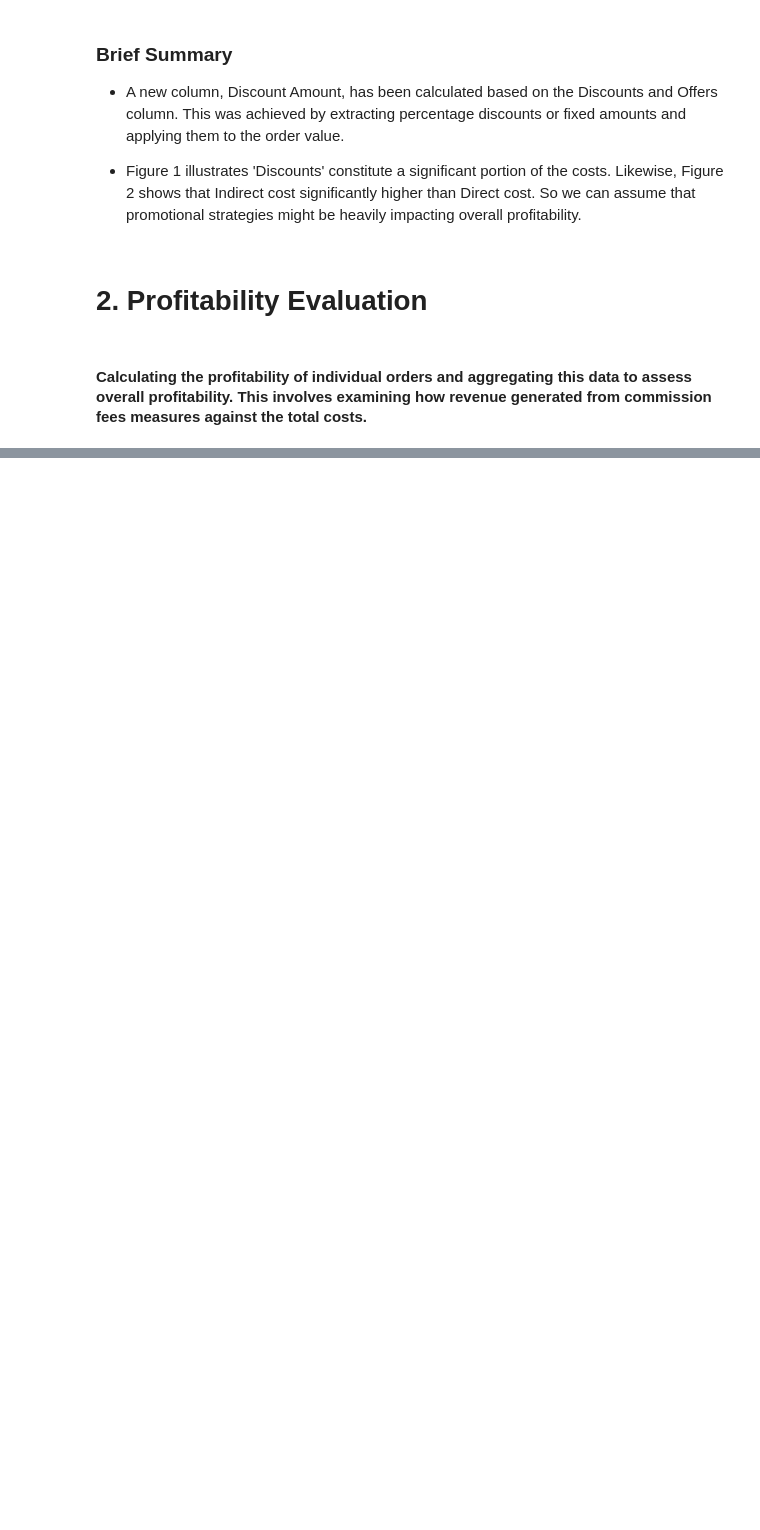
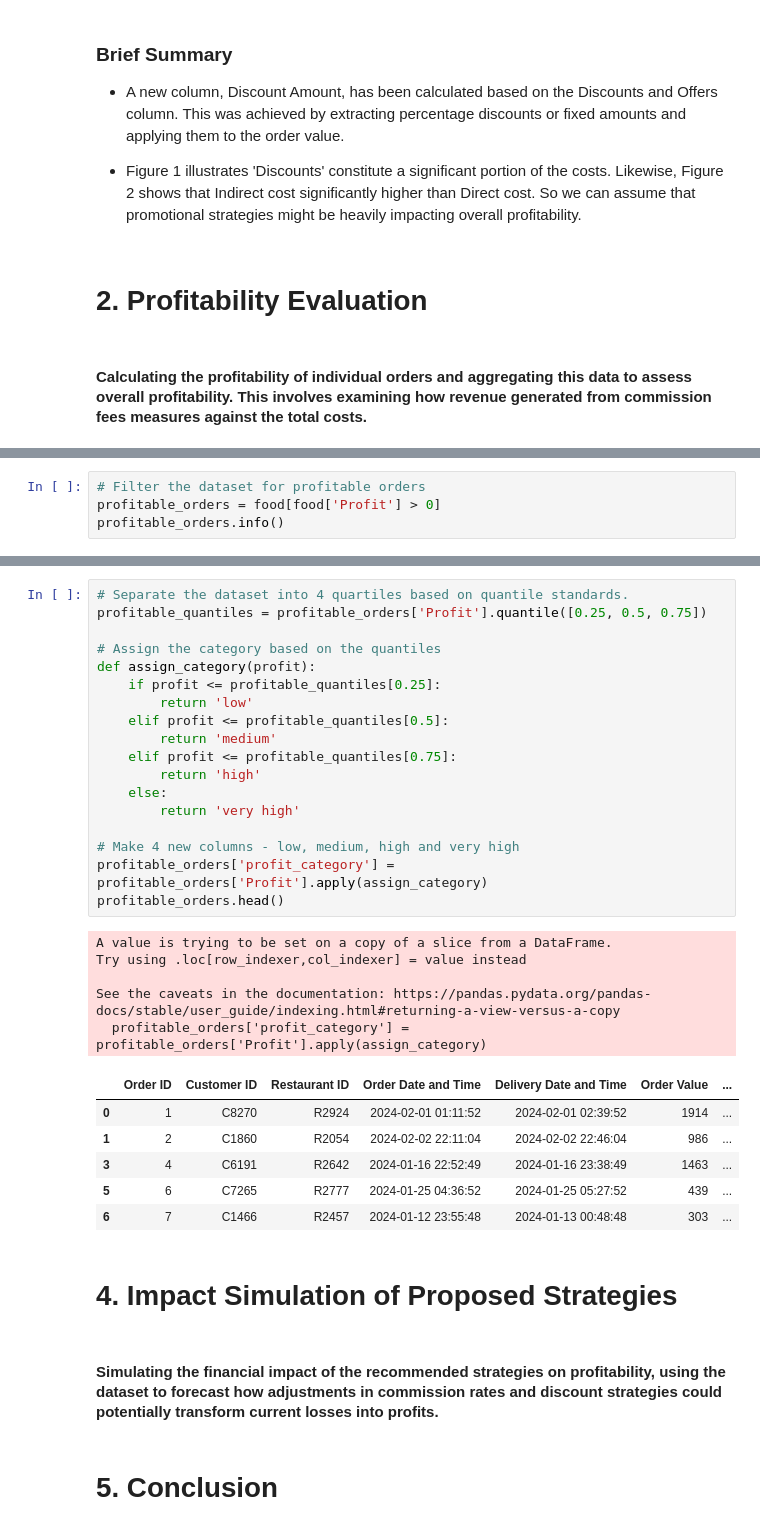
Before and after one commit to jeongseoho/food_delivery, a Jupyter notebook: food_delivery.ipynb, the cells around one changed output, grey strips where cells are left out. Saved outputs shown, nothing was run; the diff lists cells and outputs as text; blank space fills up the shorter version.

```diff
--- a/food_delivery.ipynb
+++ b/food_delivery.ipynb
@@ -223,0 +269,4 @@ print(overall_metrics)
+# %%
+# Filter the dataset for profitable orders
+profitable_orders = food[food['Profit'] > 0]
+profitable_orders.info()
@@ -223,0 +291,36 @@ print(overall_metrics)
+# %%
+# Separate the dataset into 4 quartiles based on quantile standards.
+profitable_quantiles = profitable_orders['Profit'].quantile([0.25, 0.5, 0.75])
+
+# Assign the category based on the quantiles
+def assign_category(profit):
+    if profit <= profitable_quantiles[0.25]:
+        return 'low'
+    elif profit <= profitable_quantiles[0.5]:
+        return 'medium'
+    elif profit <= profitable_quantiles[0.75]:
+        return 'high'
+    else:
+        return 'very high'
+
+# Make 4 new columns - low, medium, high and very high
+profitable_orders['profit_category'] = profitable_orders['Profit'].apply(assign_category)
+profitable_orders.head()
+# %% [output]
+A value is trying to be set on a copy of a slice from a DataFrame.
+Try using .loc[row_indexer,col_indexer] = value instead
+
+See the caveats in the documentation: https://pandas.pydata.org/pandas-docs/stable/user_guide/indexing.html#returning-a-view-versus-a-copy
+  profitable_orders['profit_category'] = profitable_orders['Profit'].apply(assign_category)
+|  | Order ID | Customer ID | Restaurant ID | Order Date and Time | Delivery Date and Time | Order Value | ... |
+| 0 | 1 | C8270 | R2924 | 2024-02-01 01:11:52 | 2024-02-01 02:39:52 | 1914 | ... |
+| 1 | 2 | C1860 | R2054 | 2024-02-02 22:11:04 | 2024-02-02 22:46:04 | 986 | ... |
+| 3 | 4 | C6191 | R2642 | 2024-01-16 22:52:49 | 2024-01-16 23:38:49 | 1463 | ... |
+| 5 | 6 | C7265 | R2777 | 2024-01-25 04:36:52 | 2024-01-25 05:27:52 | 439 | ... |
+| 6 | 7 | C1466 | R2457 | 2024-01-12 23:55:48 | 2024-01-13 00:48:48 | 303 | ... |
+# %% [markdown]
+# 4. Impact Simulation of Proposed Strategies
+# %% [markdown]
+#### Simulating the financial impact of the recommended strategies on profitability, using the dataset to forecast how adjustments in commission rates and discount strategies could potentially transform current losses into profits.
+# %% [markdown]
+# 5. Conclusion
```
Also changed, not shown: parts of 9 cells of this notebook.
